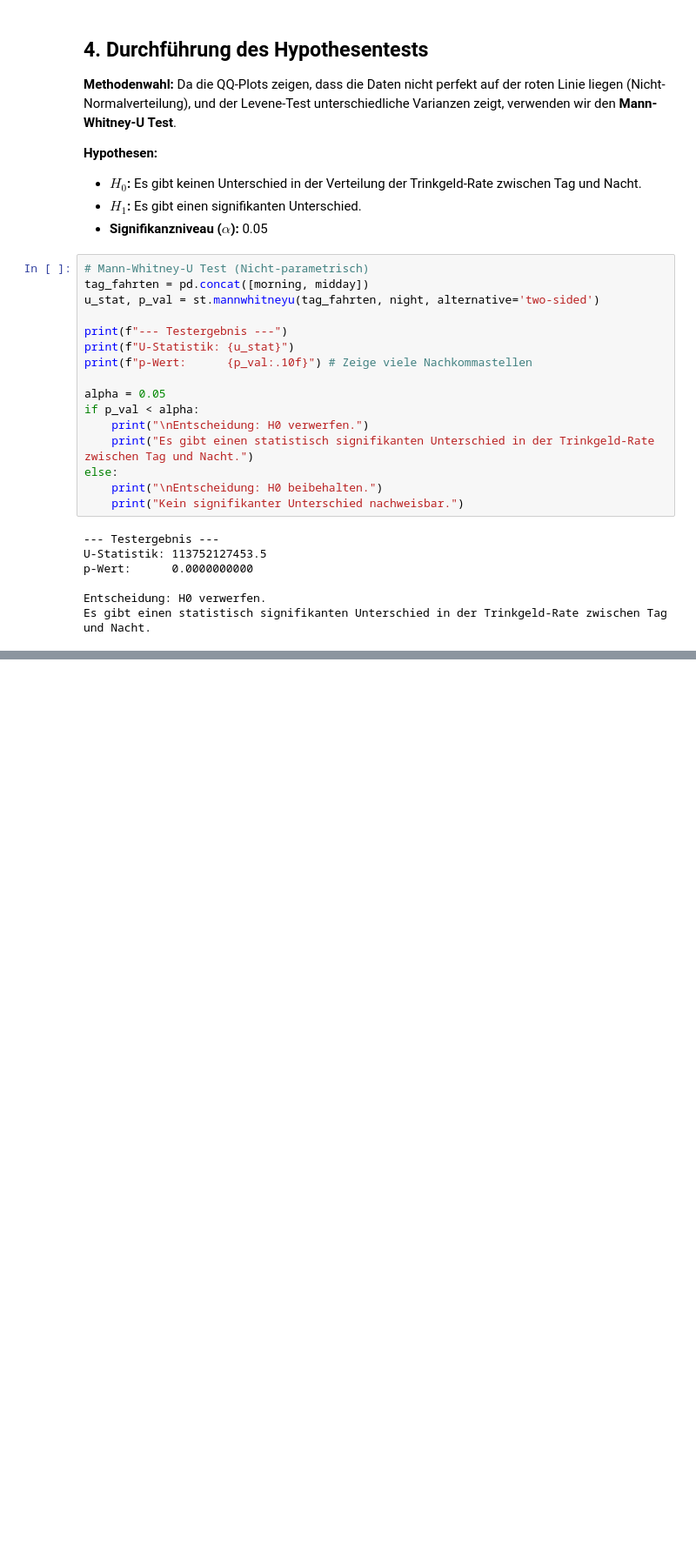
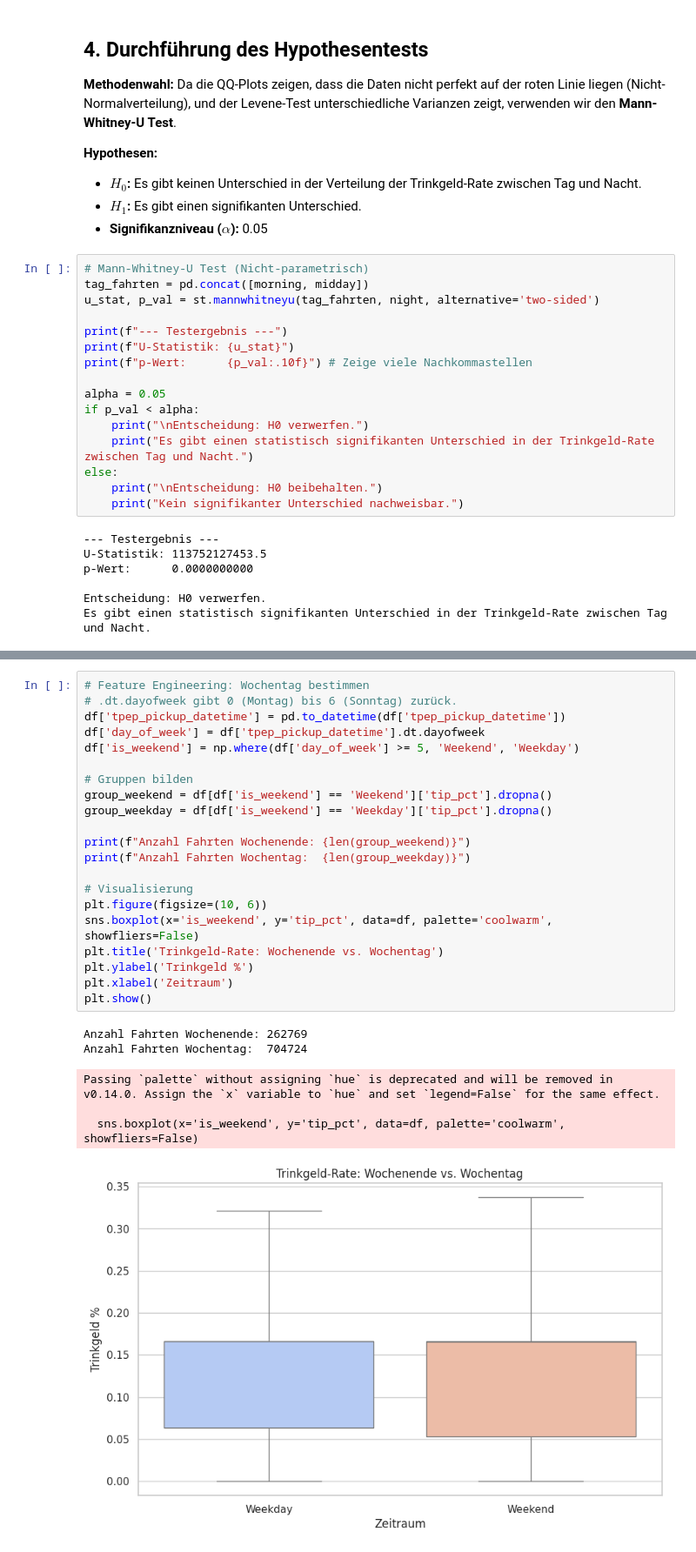
Before and after one commit to Benjam1nP/Statistic-Data-Sience-Project, a Jupyter notebook: notebooks/07.1_H1.ipynb, the cells around one changed output, grey strips where cells are left out. Shown at 87% size. Saved outputs shown, nothing was run; the diff lists cells and outputs as text; blank space fills up the shorter version.

```diff
--- a/notebooks/07.1_H1.ipynb
+++ b/notebooks/07.1_H1.ipynb
@@ -243,0 +333,28 @@ Es gibt einen statistisch signifikanten Unterschied in der Trinkgeld-Rate zwisch
+# %%
+# Feature Engineering: Wochentag bestimmen
+# .dt.dayofweek gibt 0 (Montag) bis 6 (Sonntag) zurück.
+df['tpep_pickup_datetime'] = pd.to_datetime(df['tpep_pickup_datetime'])
+df['day_of_week'] = df['tpep_pickup_datetime'].dt.dayofweek
+df['is_weekend'] = np.where(df['day_of_week'] >= 5, 'Weekend', 'Weekday')
+
+# Gruppen bilden
+group_weekend = df[df['is_weekend'] == 'Weekend']['tip_pct'].dropna()
+group_weekday = df[df['is_weekend'] == 'Weekday']['tip_pct'].dropna()
+
+print(f"Anzahl Fahrten Wochenende: {len(group_weekend)}")
+print(f"Anzahl Fahrten Wochentag:  {len(group_weekday)}")
+
+# Visualisierung
+plt.figure(figsize=(10, 6))
+sns.boxplot(x='is_weekend', y='tip_pct', data=df, palette='coolwarm', showfliers=False)
+plt.title('Trinkgeld-Rate: Wochenende vs. Wochentag')
+plt.ylabel('Trinkgeld %')
+plt.xlabel('Zeitraum')
+plt.show()
+# %% [output]
+Anzahl Fahrten Wochenende: 262769
+Anzahl Fahrten Wochentag:  704724
+Passing `palette` without assigning `hue` is deprecated and will be removed in v0.14.0. Assign the `x` variable to `hue` and set `legend=False` for the same effect.
+
+  sns.boxplot(x='is_weekend', y='tip_pct', data=df, palette='coolwarm', showfliers=False)
+[figure, added]
```
Also changed, not shown: parts of 12 cells of this notebook.
